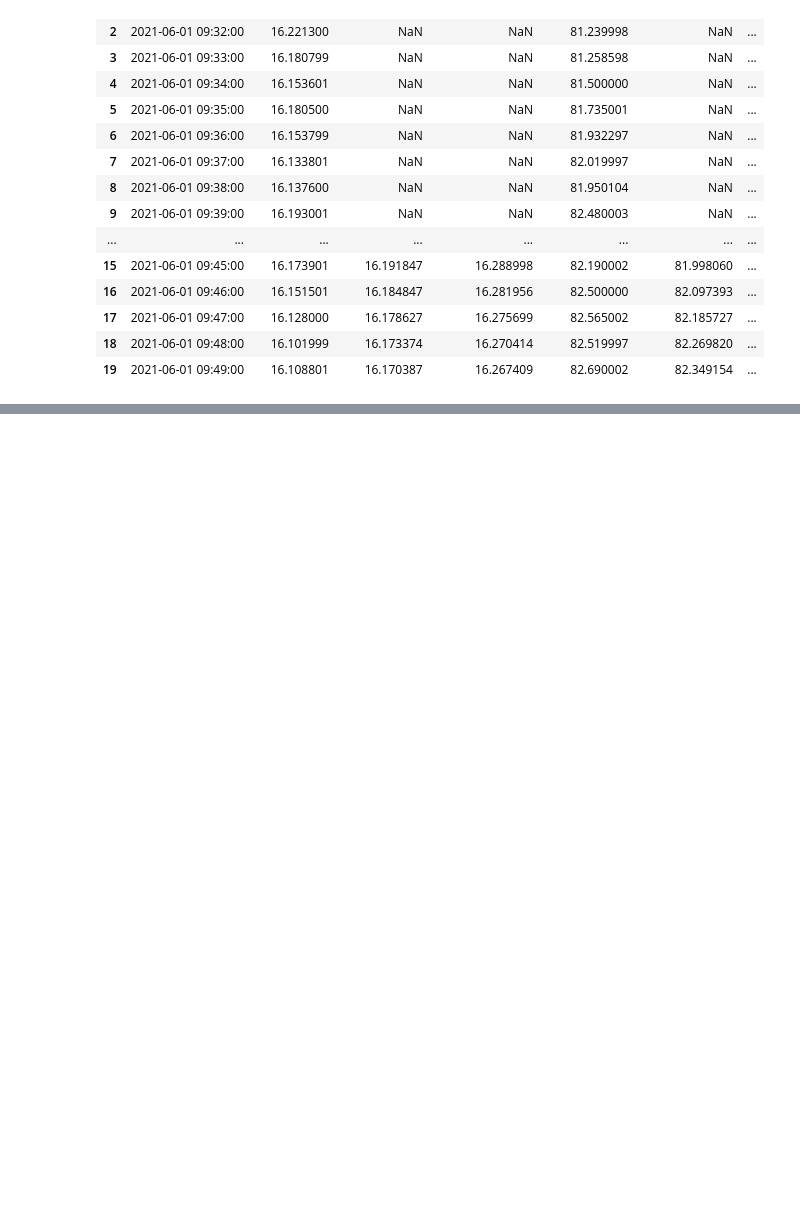
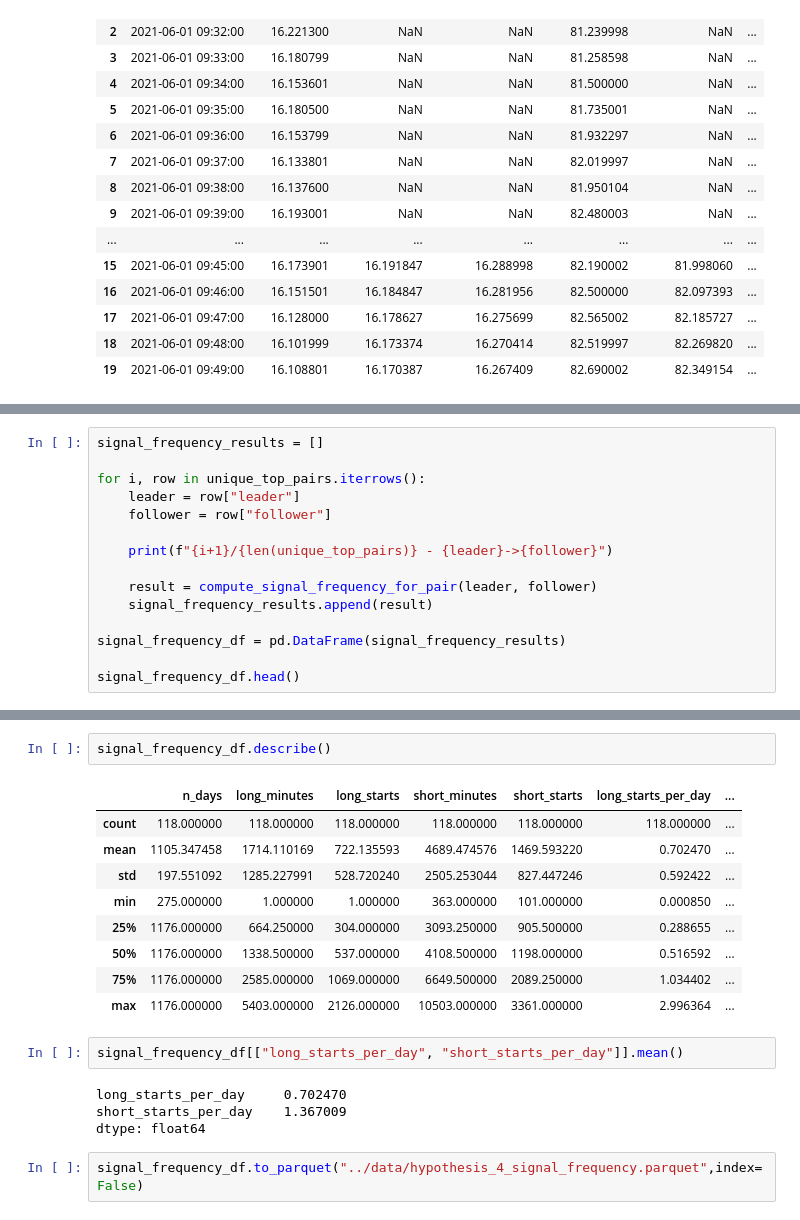
Before and after one commit to ADRIANVM117/data-science-portfolio, a Jupyter notebook: SolidBack_Quant/notebooks/01_hypothesis_validation.ipynb, the cells around one changed output, grey strips where cells are left out. Saved outputs shown, nothing was run; the diff lists cells and outputs as text; blank space fills up the shorter version.

Commit message:
all hypothesis done

```diff
--- a/SolidBack_Quant/notebooks/01_hypothesis_validation.ipynb
+++ b/SolidBack_Quant/notebooks/01_hypothesis_validation.ipynb
@@ -799,0 +923,15 @@ pair_df[["date","leader_price","leader_sma15","leader_long_sma","follower_price"
+# %%
+signal_frequency_results = []
+
+for i, row in unique_top_pairs.iterrows():
+    leader = row["leader"]
+    follower = row["follower"]
+
+    print(f"{i+1}/{len(unique_top_pairs)} - {leader}->{follower}")
+
+    result = compute_signal_frequency_for_pair(leader, follower)
+    signal_frequency_results.append(result)
+
+signal_frequency_df = pd.DataFrame(signal_frequency_results)
+
+signal_frequency_df.head()
@@ -799,0 +962,20 @@ pair_df[["date","leader_price","leader_sma15","leader_long_sma","follower_price"
+# %%
+signal_frequency_df.describe()
+# %% [output]
+|  | n_days | long_minutes | long_starts | short_minutes | short_starts | long_starts_per_day | ... |
+| count | 118.000000 | 118.000000 | 118.000000 | 118.000000 | 118.000000 | 118.000000 | ... |
+| mean | 1105.347458 | 1714.110169 | 722.135593 | 4689.474576 | 1469.593220 | 0.702470 | ... |
+| std | 197.551092 | 1285.227991 | 528.720240 | 2505.253044 | 827.447246 | 0.592422 | ... |
+| min | 275.000000 | 1.000000 | 1.000000 | 363.000000 | 101.000000 | 0.000850 | ... |
+| 25% | 1176.000000 | 664.250000 | 304.000000 | 3093.250000 | 905.500000 | 0.288655 | ... |
+| 50% | 1176.000000 | 1338.500000 | 537.000000 | 4108.500000 | 1198.000000 | 0.516592 | ... |
+| 75% | 1176.000000 | 2585.000000 | 1069.000000 | 6649.500000 | 2089.250000 | 1.034402 | ... |
+| max | 1176.000000 | 5403.000000 | 2126.000000 | 10503.000000 | 3361.000000 | 2.996364 | ... |
+# %%
+signal_frequency_df[["long_starts_per_day", "short_starts_per_day"]].mean()
+# %% [output]
+long_starts_per_day     0.702470
+short_starts_per_day    1.367009
+dtype: float64
+# %%
+signal_frequency_df.to_parquet("../data/hypothesis_4_signal_frequency.parquet",index=False)
```
Also changed, not shown: parts of 33 cells of this notebook.
